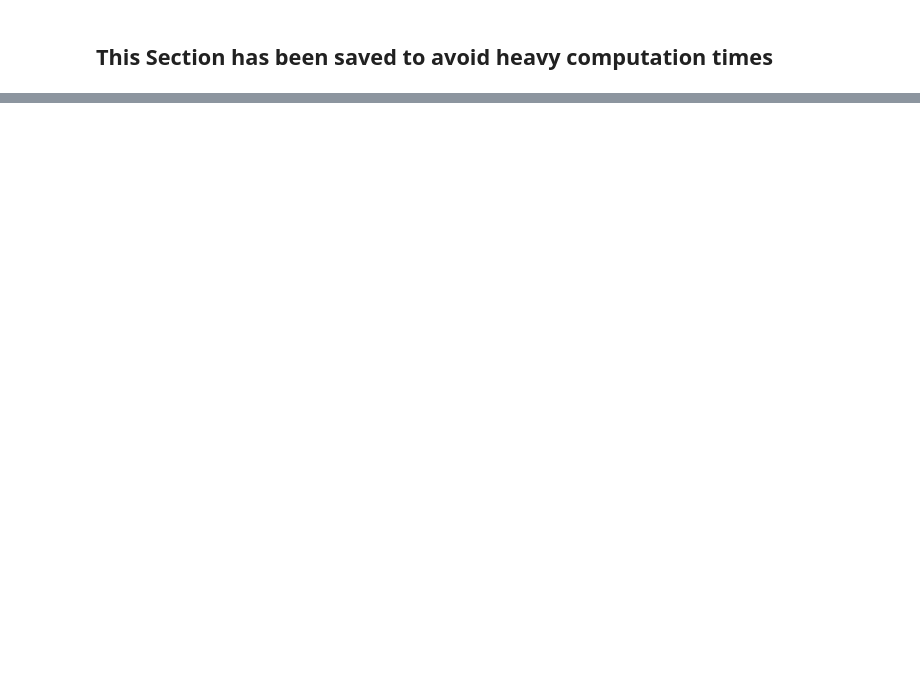
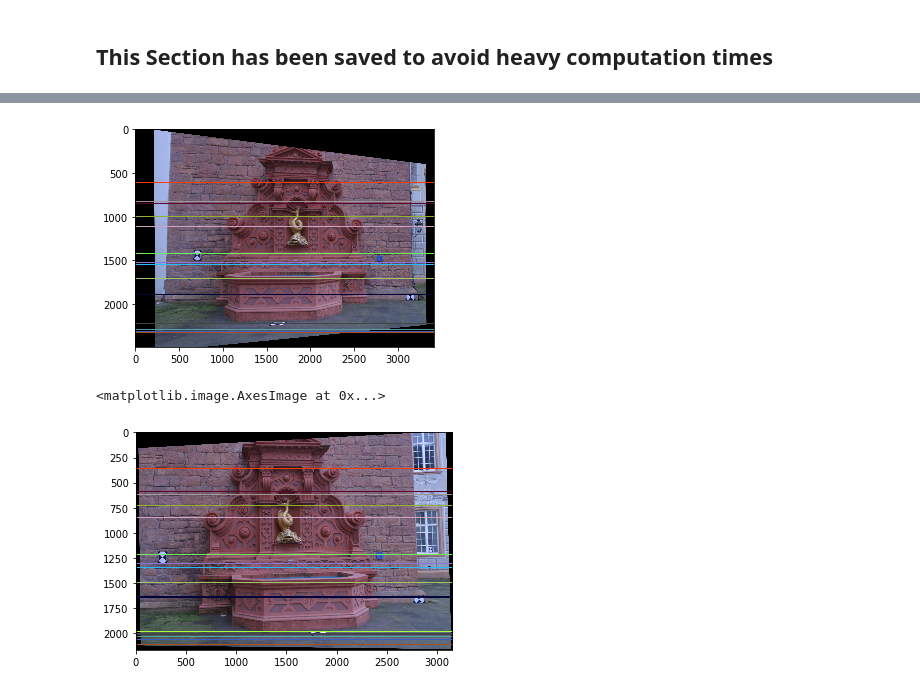
Before and after one commit to Michael-Shepherd/ComputerVision, a Jupyter notebook: Assignment4/Assignment4.ipynb, the cells around one changed output, grey strips where cells are left out. Saved outputs shown, nothing was run; the diff lists cells and outputs as text; code cells hidden in the pictures; blank space fills up the shorter version.

```diff
--- a/Assignment4/Assignment4.ipynb
+++ b/Assignment4/Assignment4.ipynb
@@ -490,0 +508,37 @@ plt.show()
+# %%
+def draw_epilines(im1, im2, pts, min_y1, miny_2, p_1, p_2, t1, t2):
+    _,_,c1 = decomposeP(p_1)
+    c1 = np.append(c1, 1)
+    e = p_2.dot(c1)
+    p_1_inv = np.linalg.pinv(p_1)
+    ex = np.array([[0,-e[2],e[1]],
+                    [e[2],0,-e[0]],
+                    [-e[1],e[0],0]])
+    F_1 = np.matmul(ex,np.matmul(p_2, p_1_inv))
+    colours = [(random.randint(0,255), random.randint(0,255), random.randint(0,255)) for x in range(0,16)]
+    for i in range(len(colours)):
+        col = colours[i]
+        ran = random.randint(0, len(pts))
+        x = np.matmul(t1, [pts[ran][0], pts[ran][1], 1])
+        x_1 = np.matmul(t2,[pts[ran][2], pts[ran][3], 1])
+        l = np.matmul(F_1,x)
+        l_1 = np.matmul(F_1.T, x_1)
+        _,w,c = im1.shape
+        _,w_1,_ = im2.shape
+        y1 = (-l[0]/l[1] * 0) - l[2]/l[1] - min_y1
+        y2 = (-l[0]/l[1] * w) - l[2]/l[1] - min_y1
+        y1_1 = (-l_1[0]/l_1[1] * 0) - l_1[2]/l_1[1] - min_y2
+        y2_1 = (-l_1[0]/l_1[1] * w_1) - l_1[2]/l_1[1] - min_y2
+        cv2.line(im1, (0, int(y1)), (int(w),int(y2)), colours[i], 10)
+        cv2.line(im2, (0, int(y1_1)), (int(w_1),int(y2_1)), colours[i], 10)
+
+warped1_epi = warped1
+warped2_epi = warped2
+draw_epilines(warped1_epi, warped2_epi, RANSAC_matches, min_y1, min_y2, P_1, P_2, T1, T2)
+plt.imshow(warped1_epi)
+plt.show()
+plt.imshow(warped2_epi)
+# %% [output]
+[figure, added]
+<matplotlib.image.AxesImage at 0x...>
+[figure, added]
```
Also changed, not shown: parts of 16 cells of this notebook, 6 other files.
